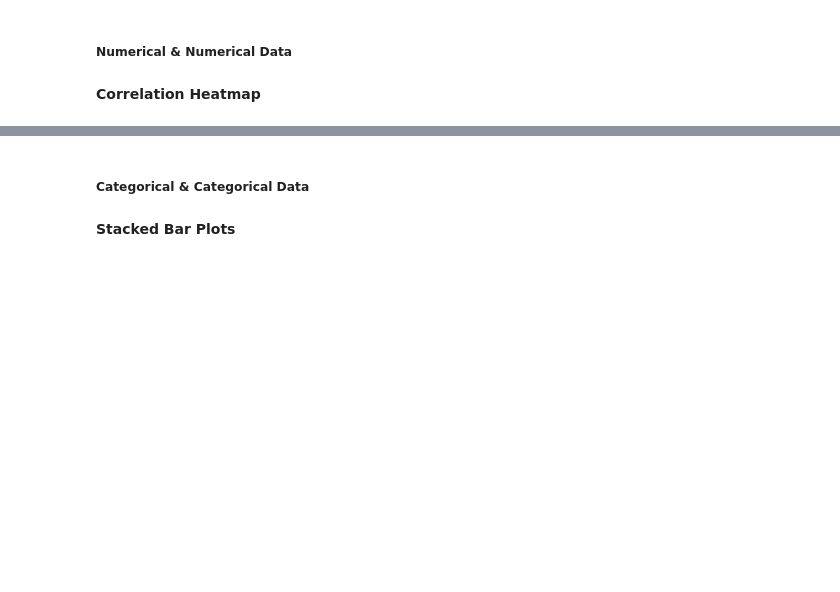
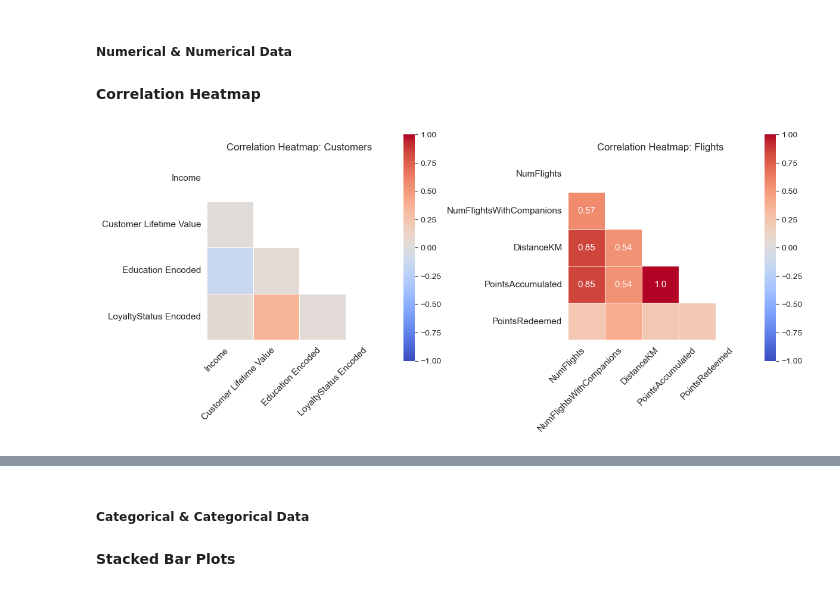
Before and after one commit to lCarvas/data-mining, a Jupyter notebook: src/Group94_EDA_Code.ipynb, the cells around one changed output, grey strips where cells are left out. Cells and saved outputs as stored; diff of their text form; code cells hidden in the pictures; blank space fills up the shorter version.

```diff
--- a/src/Group94_EDA_Code.ipynb
+++ b/src/Group94_EDA_Code.ipynb
@@ -819,3 +830,36 @@ Number of outliers in PointsAccumulated: 1914
 ##### Numerical & Numerical Data
 # %% [markdown]
 **Correlation Heatmap**
+# %%
+# We're using Spearman correlation since we have non-normally distributed variables
+corr_c = customerDB_copy[customer_numerical_variables + customer_ordinal_variables_encoded].corr(method='spearman')
+corr_f = flightDB_copy[flight_numerical_variables].corr(method='spearman')
+
+fig, axes = plt.subplots(1, 2, figsize=(12, 6))
+
+for ax, (df, name) in zip(axes, zip([corr_c, corr_f], ['Customers', 'Flights'])):
+    annot = df.round(2).astype(str)
+    weak_mask = df.abs() < 0.5
+    annot = annot.where(~weak_mask, '')
+    mask = np.triu(np.ones_like(df, dtype=bool))
+    sns.heatmap(
+        df,
+        annot=annot,
+        mask=mask,
+        vmin=-1, vmax=1,
+        square=True,
+        cmap='coolwarm',
+        fmt='s',
+        linewidths=.5,
+        annot_kws={"size": 11},
+        cbar_kws={'shrink': 0.8},
+        ax=ax
+    )
+    ax.set_title(f'Correlation Heatmap: {name}')
+    ax.set_xticklabels(ax.get_xticklabels(), rotation=45, ha='right', fontsize=11)
+    ax.set_yticklabels(ax.get_yticklabels(), fontsize=11)
+
+plt.tight_layout()
+plt.show()
+# %% [output]
+[figure, added]
```
Also changed, not shown: parts of 18 cells of this notebook, 1 other file.
